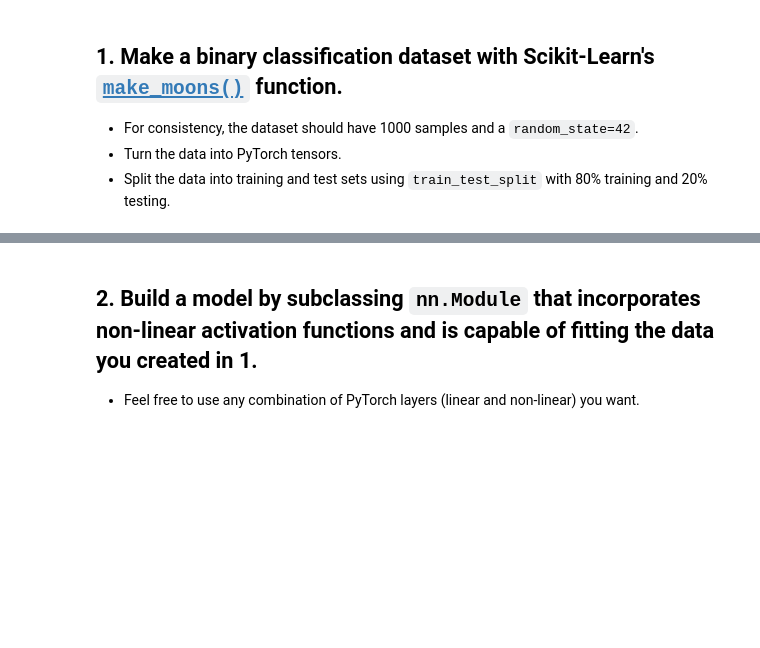
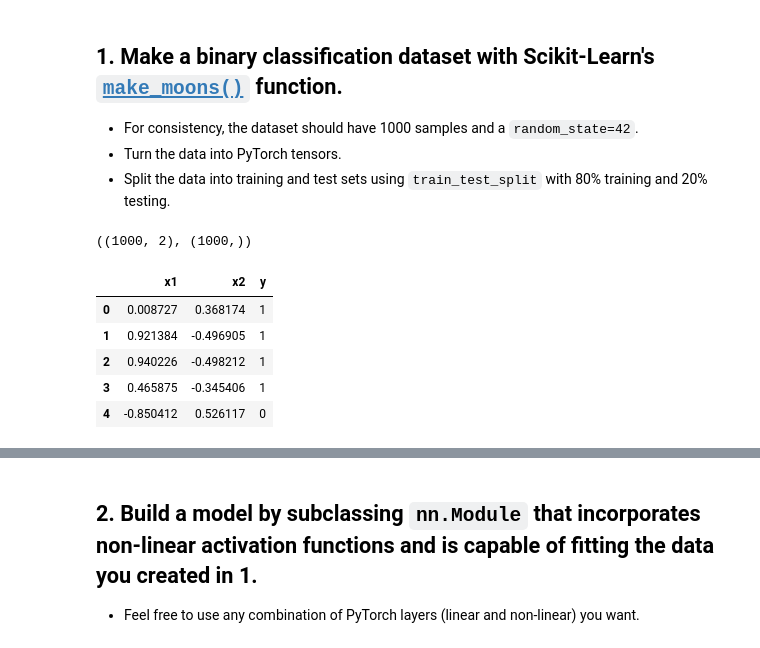
Before and after one commit to Undertaker-86/deep_learning, a Jupyter notebook: 02_pytorch_classification_exercises.ipynb, the cells around one changed output, grey strips where cells are left out. Cells and saved outputs as stored; diff of their text form; code cells hidden in the pictures; blank space fills up the shorter version.

```diff
--- a/02_pytorch_classification_exercises.ipynb
+++ b/02_pytorch_classification_exercises.ipynb
@@ -31,9 +34,23 @@ RANDOM_SEED = 42
 # %%
 # Create a dataset with Scikit-Learn's make_moons()
 from sklearn.datasets import make_moons
+X, y = make_moons(n_samples=1000, random_state=42, noise=0.03)
+X.shape, y.shape
+# %% [output]
+((1000, 2), (1000,))
 # %%
 # Turn data into a DataFrame
+
 import pandas as pd
+df = pd.DataFrame({"x1":X[:, 0], "x2":X[:, 1], "y":y})
+df.head()
+# %% [output]
+|  | x1 | x2 | y |
+| 0 | 0.008727 | 0.368174 | 1 |
+| 1 | 0.921384 | -0.496905 | 1 |
+| 2 | 0.940226 | -0.498212 | 1 |
+| 3 | 0.465875 | -0.345406 | 1 |
+| 4 | -0.850412 | 0.526117 | 0 |
 # %%
 # Visualize the data on a scatter plot
 import matplotlib.pyplot as plt
```
Also changed, not shown: parts of 7 cells of this notebook.
